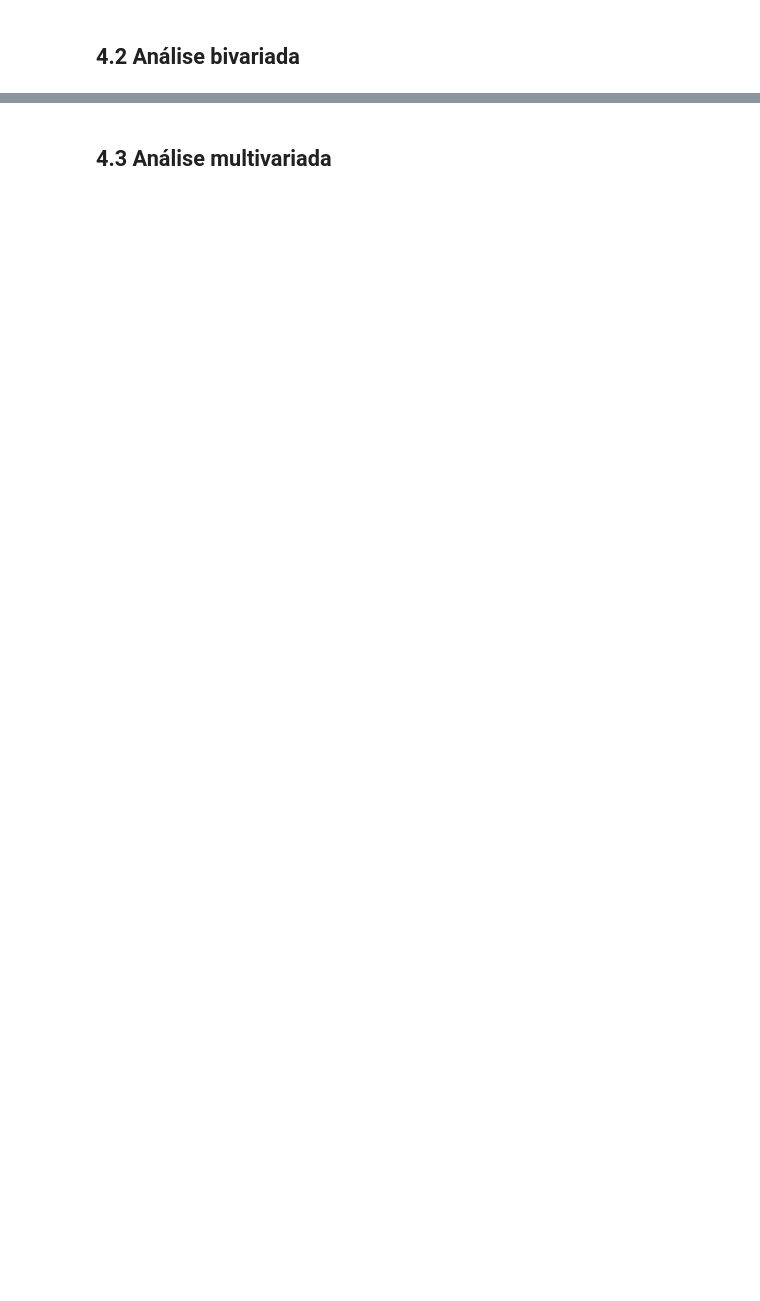
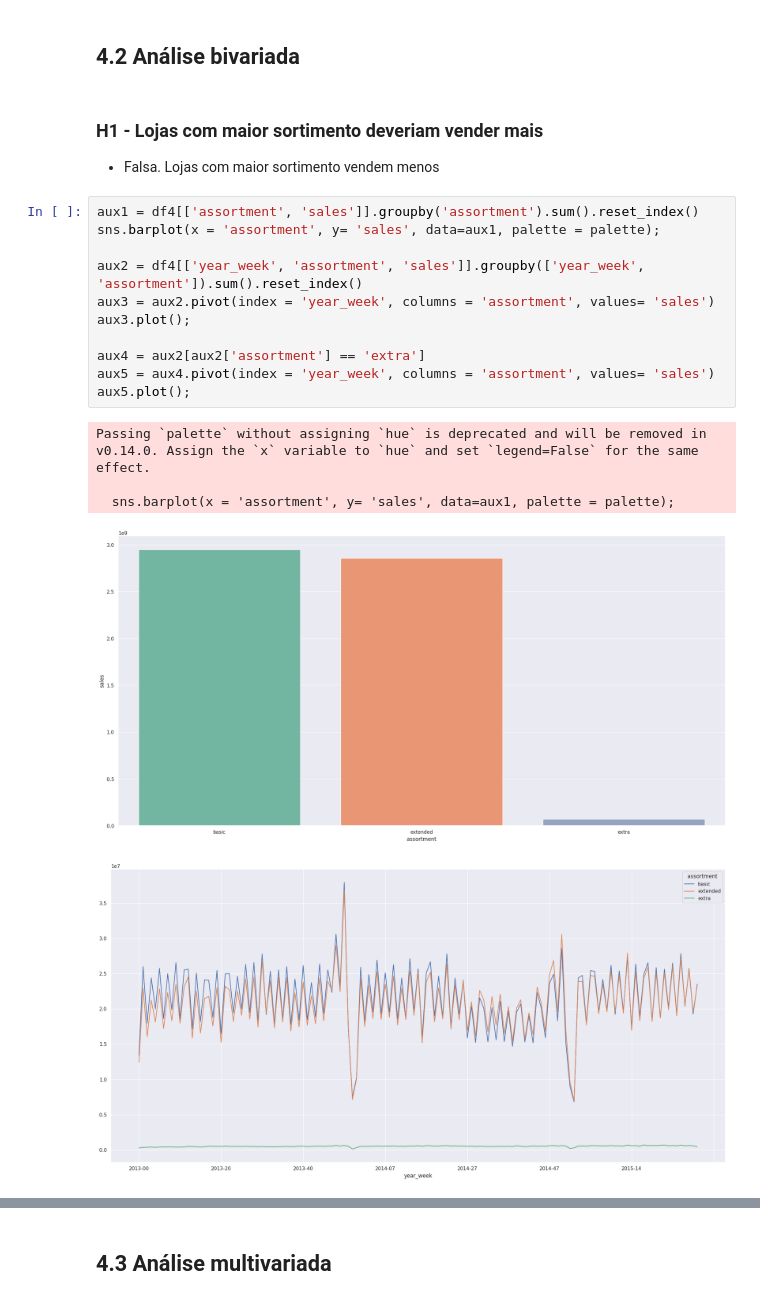
Before and after one commit to fr22/Rossmann_sales_prediction, a Jupyter notebook: store_sales_prediction.ipynb, the cells around one changed output, grey strips where cells are left out. Saved outputs shown, nothing was run; the diff lists cells and outputs as text; blank space fills up the shorter version.

```diff
--- a/store_sales_prediction.ipynb
+++ b/store_sales_prediction.ipynb
@@ -544,2 +614,22 @@ Passing `palette` without assigning `hue` is deprecated and will be removed in v
 # %% [markdown]
 ## 4.2 Análise bivariada
+# %% [markdown]
+### H1 - Lojas com maior sortimento deveriam vender mais
+* Falsa. Lojas com maior sortimento vendem menos
+# %%
+aux1 = df4[['assortment', 'sales']].groupby('assortment').sum().reset_index()
+sns.barplot(x = 'assortment', y= 'sales', data=aux1, palette = palette);
+
+aux2 = df4[['year_week', 'assortment', 'sales']].groupby(['year_week', 'assortment']).sum().reset_index()
+aux3 = aux2.pivot(index = 'year_week', columns = 'assortment', values= 'sales')
+aux3.plot();
+
+aux4 = aux2[aux2['assortment'] == 'extra']
+aux5 = aux4.pivot(index = 'year_week', columns = 'assortment', values= 'sales')
+aux5.plot();
+# %% [output]
+Passing `palette` without assigning `hue` is deprecated and will be removed in v0.14.0. Assign the `x` variable to `hue` and set `legend=False` for the same effect.
+
+  sns.barplot(x = 'assortment', y= 'sales', data=aux1, palette = palette);
+[figure, added]
+[figure, added]
```
Also changed, not shown: parts of 31 cells of this notebook.
